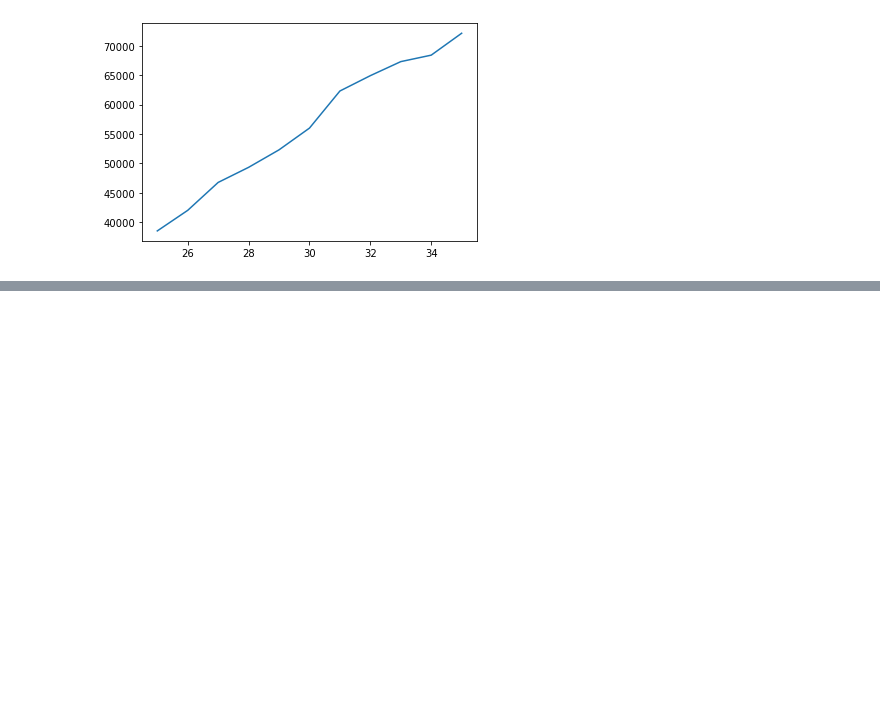
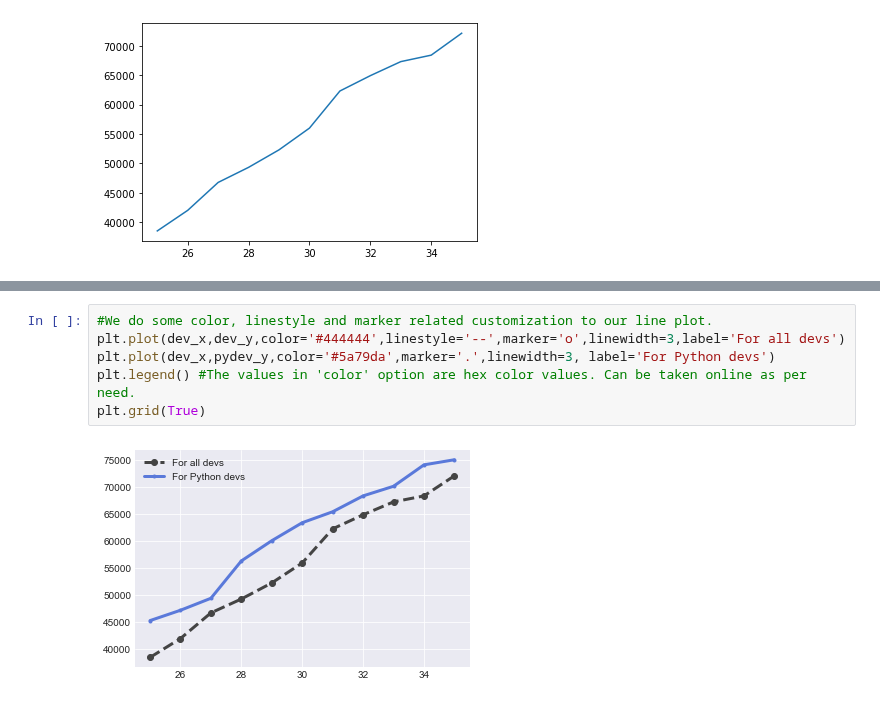
Before and after one commit to Raghav087/Python, a Jupyter notebook: Matplotlib.ipynb, the cells around one changed output, grey strips where cells are left out. Drawn from its saved outputs; the diff is of its cells as text; blank space fills up the shorter version.

```diff
--- a/Matplotlib.ipynb
+++ b/Matplotlib.ipynb
@@ -9,0 +31,8 @@ plt.show()
+# %%
+#We do some color, linestyle and marker related customization to our line plot.
+plt.plot(dev_x,dev_y,color='#444444',linestyle='--',marker='o',linewidth=3,label='For all devs')
+plt.plot(dev_x,pydev_y,color='#5a79da',marker='.',linewidth=3, label='For Python devs')
+plt.legend() #The values in 'color' option are hex color values. Can be taken online as per need.
+plt.grid(True)
+# %% [output]
+[figure, added]
```
Also changed, not shown: parts of 4 cells of this notebook.
